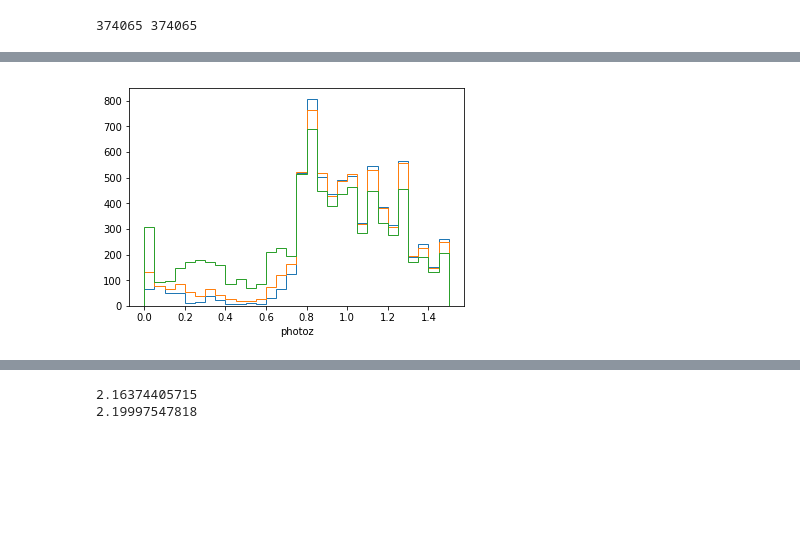
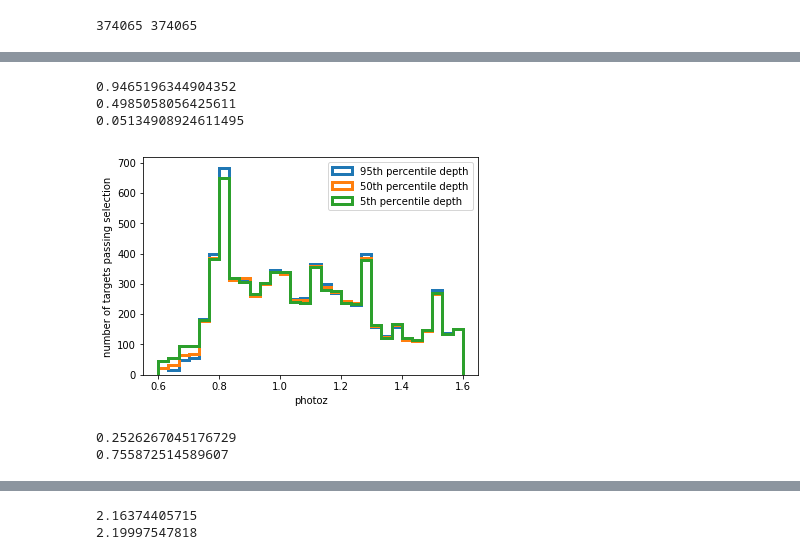
Before and after one commit to desihub/LSS, a Jupyter notebook: Sandbox/MCeff.ipynb, the cells around one changed output, grey strips where cells are left out. Cells and saved outputs as stored; diff of their text form; code cells hidden in the pictures; blank space fills up the shorter version.

```diff
--- a/Sandbox/MCeff.ipynb
+++ b/Sandbox/MCeff.ipynb
@@ -127,3 +127,11 @@ print(npix)
 ('HPXPIXEL', 'FRACAREA', 'STARDENS', 'EBV', 'PSFDEPTH_G', 'PSFDEPTH_R', 'PSFDEPTH_Z', 'GALDEPTH_G', 'GALDEPTH_R', 'GALDEPTH_Z', 'PSFDEPTH_W1', 'PSFDEPTH_W2', 'PSFSIZE_G', 'PSFSIZE_R', 'PSFSIZE_Z', 'EL ...
 number of pixels= 786432
 374065
+# %%
+pix = pix[ii]
+print(len(pix))
+
+def thphi2radec(theta,phi):
+    return 180./np.pi*phi,-(180./np.pi*theta-90)
+th,phi = hp.pix2ang(HPXNSIDE,pix['HPXPIXEL'])
+ra,dec = thphi2radec(th,phi)
@@ -149,0 +160,9 @@ zsigma=1./np.sqrt(pix[depth_keyword+"_Z"])
+# %%
+def getdper(g,r,z):
+    wdec = dec > -30
+    gsl = gsigma[wdec]
+    rsl = rsigma[wdec]
+    zsl = zsigma[wdec]
+    ds = (gsl > g) & (rsl > r) & (zsl > z)
+    return len(gsl[ds])/len(gsl)
+getdper(.1,.1,.1)
@@ -250,14 +278,33 @@ NameError: name 'ELGsel' is not defined
 # %%
-sel1,mg,mr,mz = ELGsel(0.02,0.03,.06) #deep
+sel1,mg,mr,mz = ELGsel(0.013,0.02,.04) #deep
+print(getdper(0.013,0.02,.04))
 out1 = ~true_selection & sel1
-sel2,mg,mr,mz = ELGsel(0.04,0.06,.1) #slightly worse than median
+sel2,mg,mr,mz = ELGsel(0.023,0.041,.06) #slightly worse than median
+print(getdper(0.023,0.041,.06))
 out2 = ~true_selection & sel2
-sel3,mg,mr,mz = ELGsel(0.08,0.12,.2) #shallow
+sel3,mg,mr,mz = ELGsel(0.04,0.065,.085) #shallow
+print(getdper(0.04,0.065,.085))
 out3 = ~true_selection & sel3
-plt.hist(photz[sel1],range=(0,1.5),bins=30,histtype='step')
-plt.hist(photz[sel2],range=(0,1.5),bins=30,histtype='step')
-plt.hist(photz[sel3],range=(0,1.5),bins=30,histtype='step')
+
+plt.hist(photz[sel1],range=(0.6,1.6),bins=30,histtype='step',linewidth=3)
+plt.hist(photz[sel2],range=(0.6,1.6),bins=30,histtype='step',linewidth=3)
+plt.hist(photz[sel3],range=(0.6,1.6),bins=30,histtype='step',linewidth=3)
 plt.xlabel('photoz')
+plt.ylabel('number of targets passing selection')
+plt.legend(['95th percentile depth','50th percentile depth','5th percentile depth'],loc='upper right')
 plt.show()
 # %% [output]
+0.9465196344904352
+0.4985058056425611
+0.05134908924611495
-[figure, old version]
+[figure, new version]
+# %%
+da = 0.03,0.055,.075
+sel4,mg,mr,mz = ELGsel(da[0],da[1],da[2]) #shallow
+print(getdper(da[0],da[1],da[2]))
+da = 0.018,0.0344,.051
+sel5,mg,mr,mz = ELGsel(da[0],da[1],da[2]) #shallow
+print(getdper(da[0],da[1],da[2]))
+# %% [output]
+0.2526267045176729
+0.755872514589607
```
Also changed, not shown: parts of 6 cells of this notebook.
